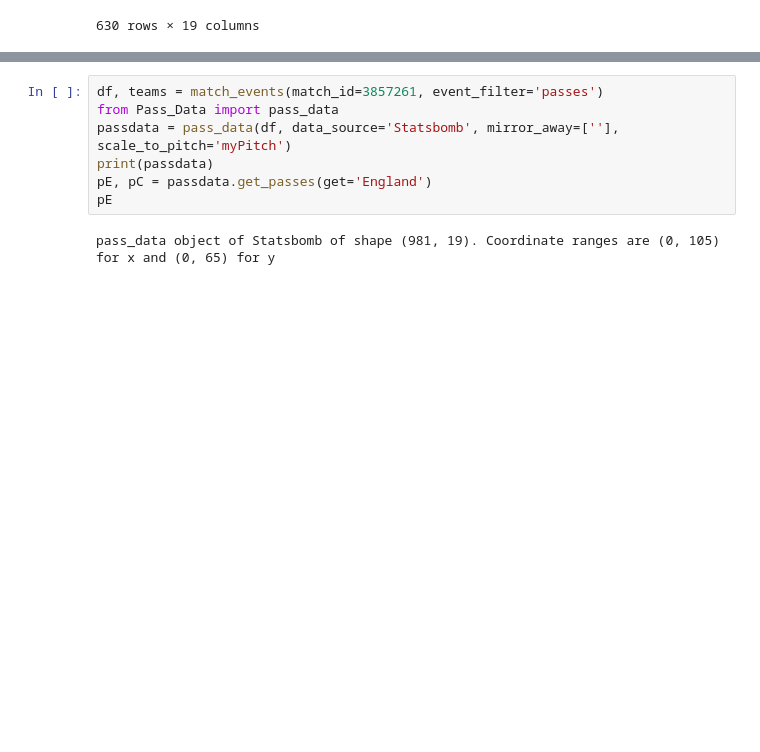
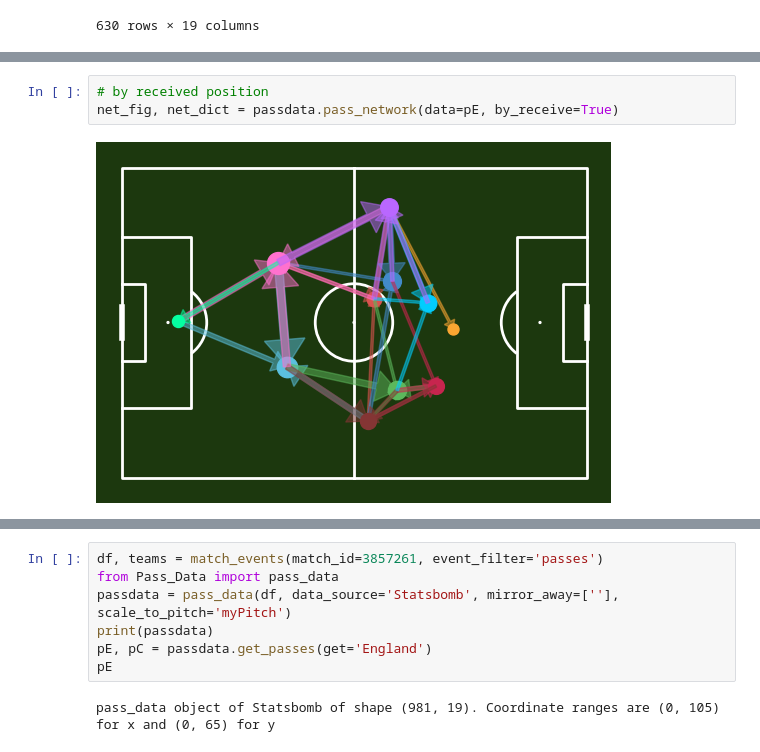
Before and after one commit to DavidB1999/My_Football_Analytics, a Jupyter notebook: PassData/Pass_data.ipynb, the cells around one changed output, grey strips where cells are left out. Drawn from its saved outputs; the diff is of its cells as text; blank space fills up the shorter version.

```diff
--- a/PassData/Pass_data.ipynb
+++ b/PassData/Pass_data.ipynb
@@ -105,0 +109,5 @@ passdata.pass_network(data=pE)
+# %%
+# by received position
+net_fig, net_dict = passdata.pass_network(data=pE, by_receive=True)
+# %% [output]
+[figure, added]
```
Also changed, not shown: parts of 7 cells of this notebook, 2 other files.
